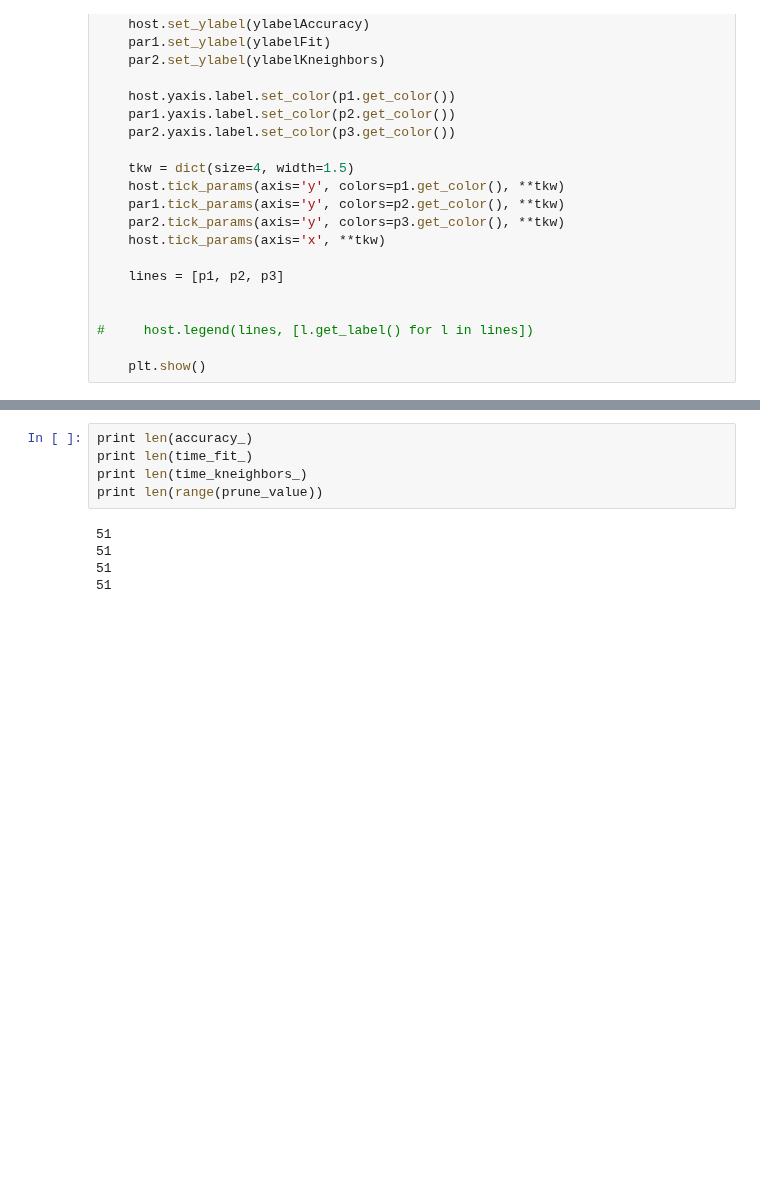
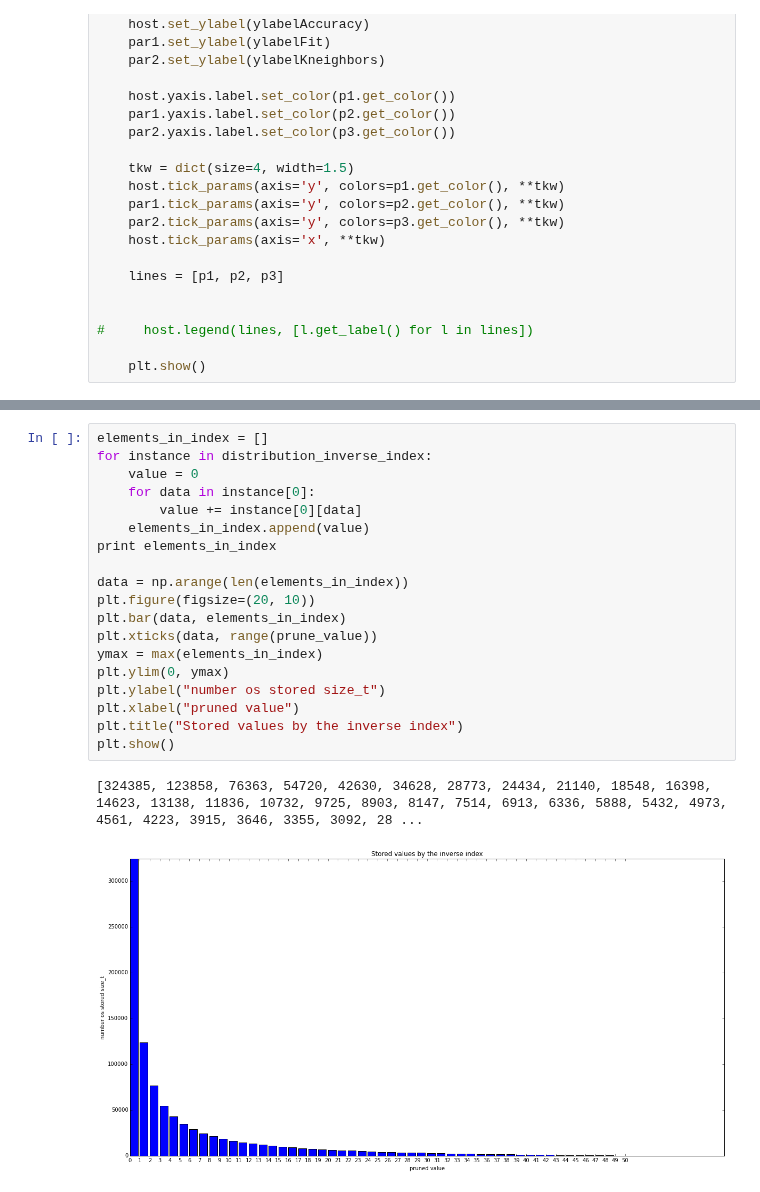
Before and after one commit to joachimwolff/sparse-neighbors-search, a Jupyter notebook: example/Methods to save memory.ipynb, the cells around one changed output, grey strips where cells are left out. Drawn from its saved outputs; the diff is of its cells as text; blank space fills up the shorter version.

```diff
--- a/example/Methods to save memory.ipynb
+++ b/example/Methods to save memory.ipynb
@@ -123,16 +127,28 @@ for prune_less_as in xrange(prune_value):
     for x, y in zip(neighbors, neighbors_sklearn):
         accuracy_value += accuracy_score(x, y)
     accuracy_.append(accuracy_value / len(neighbors))
-# %%
-print len(accuracy_)
-print len(time_fit_)
-print len(time_kneighbors_)
-print len(range(prune_value))
-# %% [output]
-51
-51
-51
-51
+# %%
+elements_in_index = []
+for instance in distribution_inverse_index:
+    value = 0
+    for data in instance[0]:
+        value += instance[0][data]
+    elements_in_index.append(value)
+print elements_in_index
+
+data = np.arange(len(elements_in_index))
+plt.figure(figsize=(20, 10))
+plt.bar(data, elements_in_index)
+plt.xticks(data, range(prune_value))
+ymax = max(elements_in_index)
+plt.ylim(0, ymax)
+plt.ylabel("number os stored size_t")
+plt.xlabel("pruned value")
+plt.title("Stored values by the inverse index")
+plt.show()
+# %% [output]
+[324385, 123858, 76363, 54720, 42630, 34628, 28773, 24434, 21140, 18548, 16398, 14623, 13138, 11836, 10732, 9725, 8903, 8147, 7514, 6913, 6336, 5888, 5432, 4973, 4561, 4223, 3915, 3646, 3355, 3092, 28 ...
+[figure, added]
 # %%
 createPlot(range(prune_value), accuracy_, time_fit_, time_kneighbors_, "Pruned hash values wit less number of entries", "Accuracy",
            "Time for fitting", "Time for query")
```
Also changed, not shown: parts of 9 cells of this notebook.
